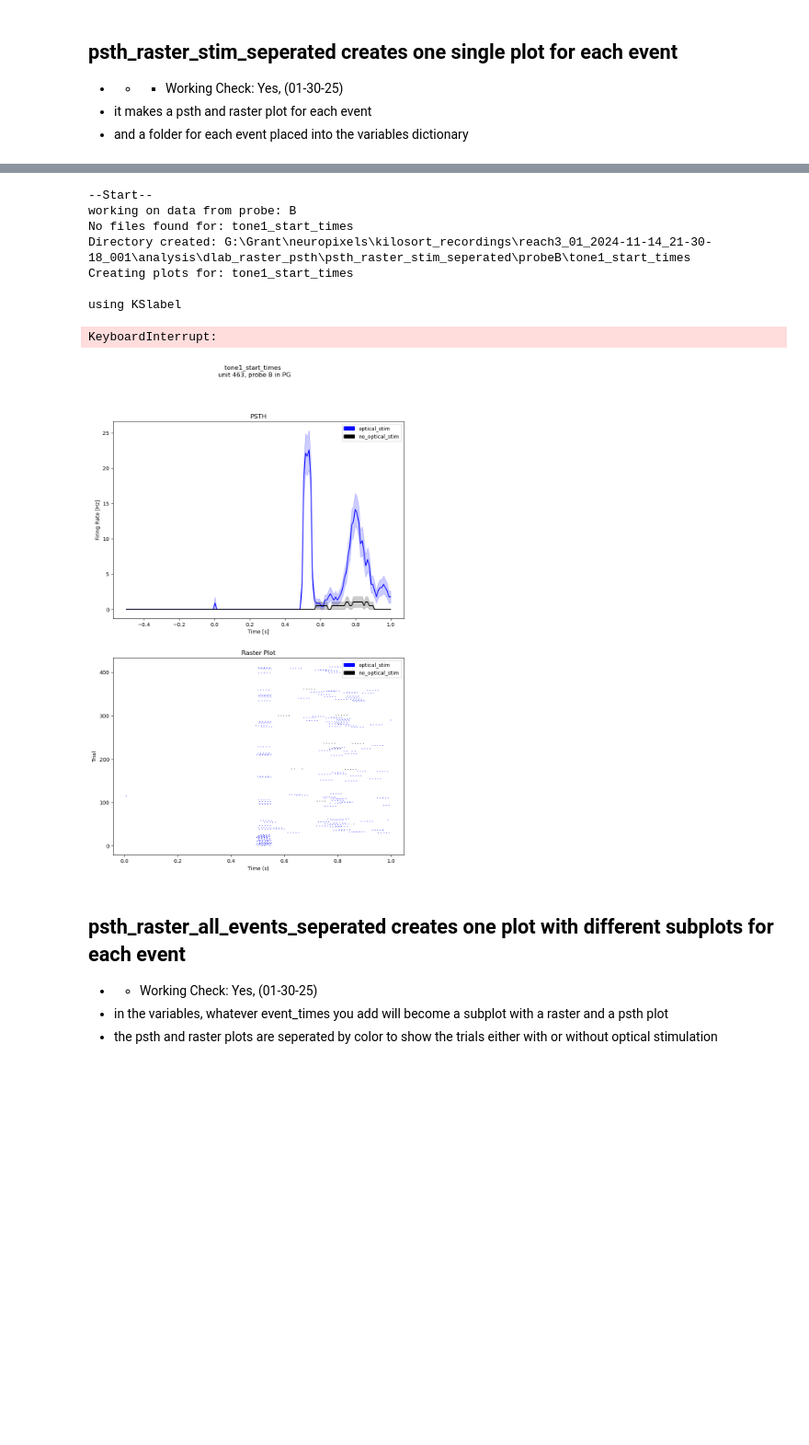
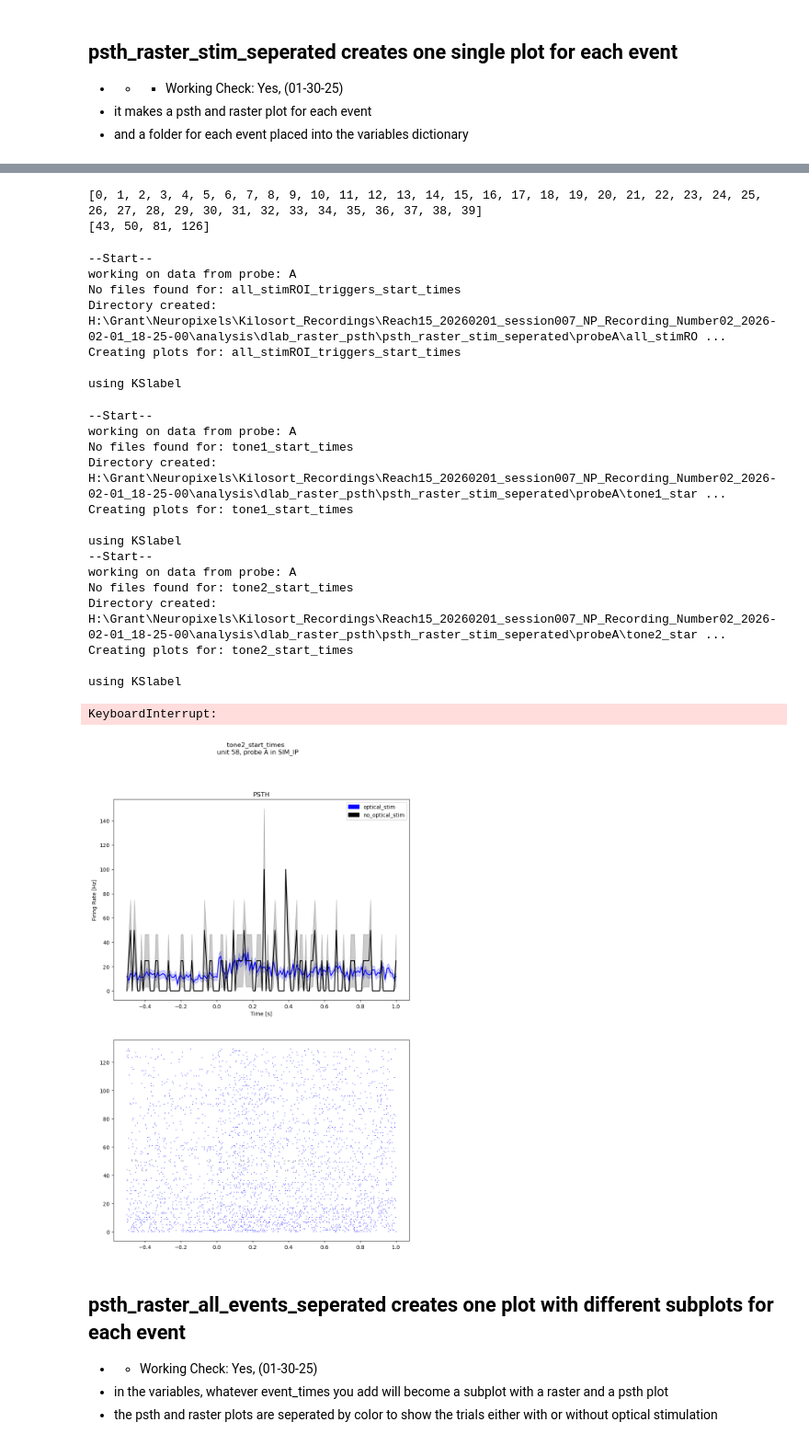
Before and after one commit to granthughes1999/NWB_and_Reaching_analysis, a Jupyter notebook: mice/Reach15/analyze_data/03_psth_raster_NWB.ipynb, the cells around one changed output, grey strips where cells are left out. Shown at 92% size. Drawn from its saved outputs; the diff is of its cells as text; code cells hidden in the pictures; blank space fills up the shorter version.

```diff
--- a/mice/Reach15/analyze_data/03_psth_raster_NWB.ipynb
+++ b/mice/Reach15/analyze_data/03_psth_raster_NWB.ipynb
@@ -779,3 +779,21 @@ all_stimROI_triggers
 | 1352762 | 18764.043367 | 18764.043367 | reachInit_stimROI_timestamps | 0 |
 | 1352763 | 18785.487900 | 18785.487900 | reachInit_stimROI_timestamps | 0 |
 270 rows × 4 columns
+# %%
+baseline_trials_index_path = r"G:\Grant\behavior_data\DLC_net\grant_reach15_swingDoor-christie\videos\20260201\christielab\session007\20260201_christielab_session007_baseline_trial_numbers_tone2_aligned.npy"
+washout_trials_index_path = r"G:\Grant\behavior_data\DLC_net\grant_reach15_swingDoor-christie\videos\20260201\christielab\session007\20260201_christielab_session007_washout_trial_numbers_tone2_aligned.npy"
+optoicalStim_trials_index_path = r"G:\Grant\behavior_data\DLC_net\grant_reach15_swingDoor-christie\videos\20260201\christielab\session007\20260201_christielab_session007_stim_allowed_trial_numbers_tone2_aligned.npy"
+
+#load .npy files
+baseline_trials_idx = np.load(baseline_trials_index_path, allow_pickle=True)
+washout_trials_idx = np.load(washout_trials_index_path, allow_pickle=True)
+optoicalStim_trials_idx = np.load(optoicalStim_trials_index_path, allow_pickle=True)
+
+print('Total Baseline Trials: ', len(baseline_trials_idx))
+print('Total Washout epochs: ', len(washout_trials_idx))
+print('Total Optical Stim epochs: ', len(optoicalStim_trials_idx))
+print('')
+print('')
+print('baseline_trials_idx',baseline_trials_idx)
+print('optoicalStim_trials_idx',optoicalStim_trials_idx)
+print('washout_trials_idx',washout_trials_idx)
@@ -1402,14 +1460,15 @@ opto_tag_start_timestamps
 opto_closed_loop_start_timestamps
 first_opto_tagging_timestamp_per_trial
 
-unit_idx = 5
+unit_idx = 36
 pre = 0.5
 post = 1
 probeLetter = 'A'
 df1 = df_units[df_units.probe == probeLetter][df_units.KSlabel == 2]
 spike_times = df1.spike_times.values[unit_idx]
-
+unit_id = df1.index[unit_idx]
+print(unit_id)
 print('Aligned to T5000 time stamps')
-event_times = T5000_start_times
-singleUnit_psth_raster_test(spike_times=spike_times, event_times=event_times, pre=pre, post=post, bin_size=0.01)
+event_times = all_stimROI_triggers_start_times
+singleUnit_psth_raster_test(spike_times=spike_times, event_times=event_times,unit_id=unit_id, pre=pre, post=post, bin_size=0.01)
 # %% [output]
@@ -1517,6 +1577,7 @@ variables = {
     'T5000_start_times': T5000_start_times,
     'reach_Init_from_StimROI_with_STIM': reach_Init_from_StimROI_with_STIM,
     'reach_Init_from_StimROI_without_STIM': reach_Init_from_StimROI_with_NO_STIM,
+    'all_stimROI_start_times':all_stimROI_triggers_start_times
 
 }
 
@@ -2040,7 +2637,9 @@ def psth_raster_stim_seperated(df_units, df_stim, brain_region,event_name='Not S
         psth, var, edges, bytrial = trial_by_trial(spike_times=spike_times, event_times=event_times, pre=pre, post=post, bin_size=bin_size)
 
             # Define color mapping for each trial group
+        # NEW CODE
         color_mapping = {
+            'baseline': 'green',
             'optical_stim': 'blue',
             'no_optical_stim': 'black'
         }
@@ -2096,23 +2780,32 @@ def psth_raster_stim_seperated(df_units, df_stim, brain_region,event_name='Not S
+# %%
+print(trails_with_optical_stim[0:40])
+print(trails_without_optical_stim[0:40])
+# %% [output]
+[0, 1, 2, 3, 4, 5, 6, 7, 8, 9, 10, 11, 12, 13, 14, 15, 16, 17, 18, 19, 20, 21, 22, 23, 24, 25, 26, 27, 28, 29, 30, 31, 32, 33, 34, 35, 36, 37, 38, 39]
+[43, 50, 81, 126]
 # %%
 from itertools import product
 
 
 # main variables to set
-probe_letters = ['A', 'B', 'D', 'E']
+probe_letters = ['A', 'B','C' 'C', 'D', 'E','F']
 
 # Dictionary mapping event names to event times
 variables = {
+
+    'all_stimROI_triggers_start_times': all_stimROI_triggers_start_times,
     'tone1_start_times': tone1_start_times,
     'tone2_start_times': tone2_start_times,
-    'stimROI_start_times': stimROI_start_times,
    }
 
 # Mapping each probe to its corresponding brain region
 probe_to_brain_region = {
     'A': 'SIM_IP',
     'B': 'PG',
+    'C': 'MoP',
     'D': 'VaL',
     'E': 'SnR',
+    'F': 'RN'
 }
 
 trail_indices = {
@@ -2136,39 +2829,53 @@ for probeLetter in probe_letters:
 
         # Construct the path
         opto_tagging_path = f"{save_dir}\\analysis\\dlab_raster_psth\\psth_raster_stim_seperated\\probe{probeLetter}\\{event_name}"
 
         # Check if directory exists before proceeding
         if not os.path.exists(opto_tagging_path):
             os.makedirs(opto_tagging_path)
             print('--Start--')
             print(f'working on data from probe: {probeLetter}')
             print(f'No files found for: {event_name}')
             print(f"Directory created: {opto_tagging_path}")
             print(f'Creating plots for: {event_name}')
             print(' ')
 
         else:
             # print(f"Directory already exists: {opto_tagging_path}")
             # print(f"Skipping raster and PSTH plots for all units in probe: {probeLetter}")
             continue
 
         # Generate plots using the correct brain region for the probe
         save_dir_02 = opto_tagging_path
         psth_raster_stim_seperated(
             df_units, df_stim, brain_region=brain_region, trail_indices=trail_indices, event_name=event_name, event_times=event_times,
             KSlabel=KSlabel, all_units=all_units, probeLetter=probeLetter,
             save_dir=save_dir_02, pre=pre, post=post, bin_size=bin_size
         )
 # %% [output]
 --Start--
-working on data from probe: B
-No files found for: tone1_start_times
-Directory created: G:\Grant\neuropixels\kilosort_recordings\reach3_01_2024-11-14_21-30-18_001\analysis\dlab_raster_psth\psth_raster_stim_seperated\probeB\tone1_start_times
-Creating plots for: tone1_start_times
+working on data from probe: A
+No files found for: all_stimROI_triggers_start_times
+Directory created: H:\Grant\Neuropixels\Kilosort_Recordings\Reach15_20260201_session007_NP_Recording_Number02_2026-02-01_18-25-00\analysis\dlab_raster_psth\psth_raster_stim_seperated\probeA\all_stimRO ...
+Creating plots for: all_stimROI_triggers_start_times
 
 using KSlabel
-KeyboardInterrupt:
+--Start--
+working on data from probe: A
+No files found for: tone1_start_times
+Directory created: H:\Grant\Neuropixels\Kilosort_Recordings\Reach15_20260201_session007_NP_Recording_Number02_2026-02-01_18-25-00\analysis\dlab_raster_psth\psth_raster_stim_seperated\probeA\tone1_star ...
+Creating plots for: tone1_start_times
+
+using KSlabel
+--Start--
+working on data from probe: A
+No files found for: tone2_start_times
+Directory created: H:\Grant\Neuropixels\Kilosort_Recordings\Reach15_20260201_session007_NP_Recording_Number02_2026-02-01_18-25-00\analysis\dlab_raster_psth\psth_raster_stim_seperated\probeA\tone2_star ...
+Creating plots for: tone2_start_times
+
+using KSlabel
+KeyboardInterrupt:
-[figure, old version]
+[figure, new version]
 # %% [markdown]
 ## psth_raster_all_events_seperated creates one plot with different subplots for each event
 - - Working Check: Yes, (01-30-25)
```
Also changed, not shown: parts of 20 cells of this notebook, 1 other file.
